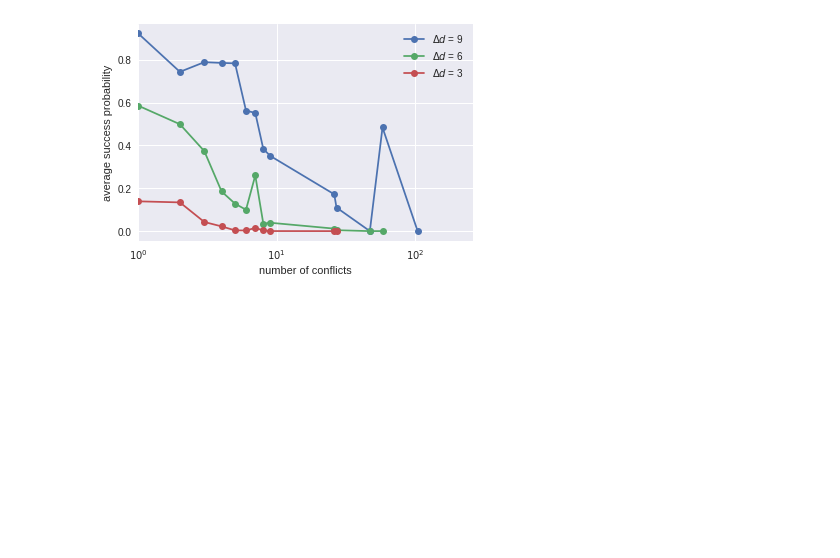
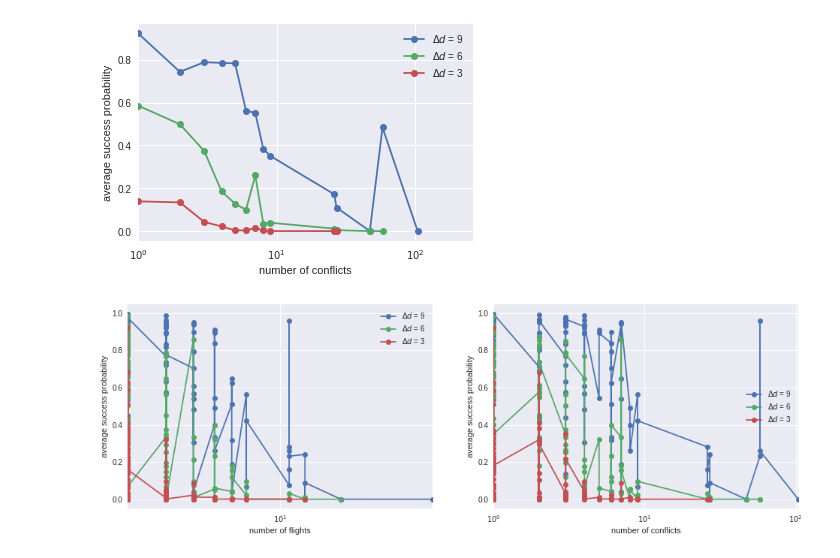
Before and after one commit to ventugithub/QCFATM, a Jupyter notebook: code/departureDelayModel/qubo/analysis/Analyse Annealing Results I.ipynb, the cells around one changed output. Drawn from its saved outputs; the diff is of its cells as text; code cells hidden in the pictures; blank space fills up the shorter version.

```diff
--- a/code/departureDelayModel/qubo/analysis/Analyse Annealing Results I.ipynb
+++ b/code/departureDelayModel/qubo/analysis/Analyse Annealing Results I.ipynb
@@ -437,3 +440,40 @@ pdf.savefig(figure=fig);
 pdf.close();
 # %% [output]
 [figure]
+# %%
+# vs. flights
+d3 = inventoryProcessed[inventoryProcessed['delayStep']==3].dropna().groupby('numFlights')['SuccessProbability'].unique()
+d3 = d3.apply(lambda x: pd.Series(x)).unstack().dropna().reset_index(level=0, drop=True).sort_index()
+d6 = inventoryProcessed[inventoryProcessed['delayStep']==6].dropna().groupby('numFlights')['SuccessProbability'].unique()
+d6 = d6.apply(lambda x: pd.Series(x)).unstack().dropna().reset_index(level=0, drop=True).sort_index()
+d9 = inventoryProcessed[inventoryProcessed['delayStep']==9].dropna().groupby('numFlights')['SuccessProbability'].unique()
+d9 = d9.apply(lambda x: pd.Series(x)).unstack().dropna().reset_index(level=0, drop=True).sort_index()
+
+fig = plt.figure(figsize=(16, 5))
+ax1 = fig.add_subplot(1,2,1)
+d9.plot(marker = 'o', label='$\Delta d$ = 9', ax=ax1)
+d6.plot(marker = 'o', label='$\Delta d$ = 6', ax=ax1)
+d3.plot(marker = 'o', label='$\Delta d$ = 3', ax=ax1)
+ax1.set_xscale('log')
+ax1.set_ylabel('average success probability');
+ax1.set_xlabel('number of flights');
+ax1.legend(loc='best');
+
+# vs. conflicts
+d3 = inventoryProcessed[inventoryProcessed['delayStep']==3].groupby('numConflicts')['SuccessProbability'].unique()
+d3 = d3.apply(lambda x: pd.Series(x)).unstack().dropna().reset_index(level=0, drop=True).sort_index()
+d6 = inventoryProcessed[inventoryProcessed['delayStep']==6].groupby('numConflicts')['SuccessProbability'].unique()
+d6 = d6.apply(lambda x: pd.Series(x)).unstack().dropna().reset_index(level=0, drop=True).sort_index()
+d9 = inventoryProcessed[inventoryProcessed['delayStep']==9].groupby('numConflicts')['SuccessProbability'].unique()
+d9 = d9.apply(lambda x: pd.Series(x)).unstack().dropna().reset_index(level=0, drop=True).sort_index()
+
+ax2 = fig.add_subplot(1,2,2)
+d9.plot(marker = 'o', label='$\Delta d$ = 9', ax=ax2)
+d6.plot(marker = 'o', label='$\Delta d$ = 6', ax=ax2)
+d3.plot(marker = 'o', label='$\Delta d$ = 3', ax=ax2)
+ax2.set_xscale('log')
+ax2.set_ylabel('average success probability');
+ax2.set_xlabel('number of conflicts');
+ax2.legend(loc='best');
+# %% [output]
+[figure, added]
```
Also changed, not shown: parts of 7 cells of this notebook, 2 other files.
